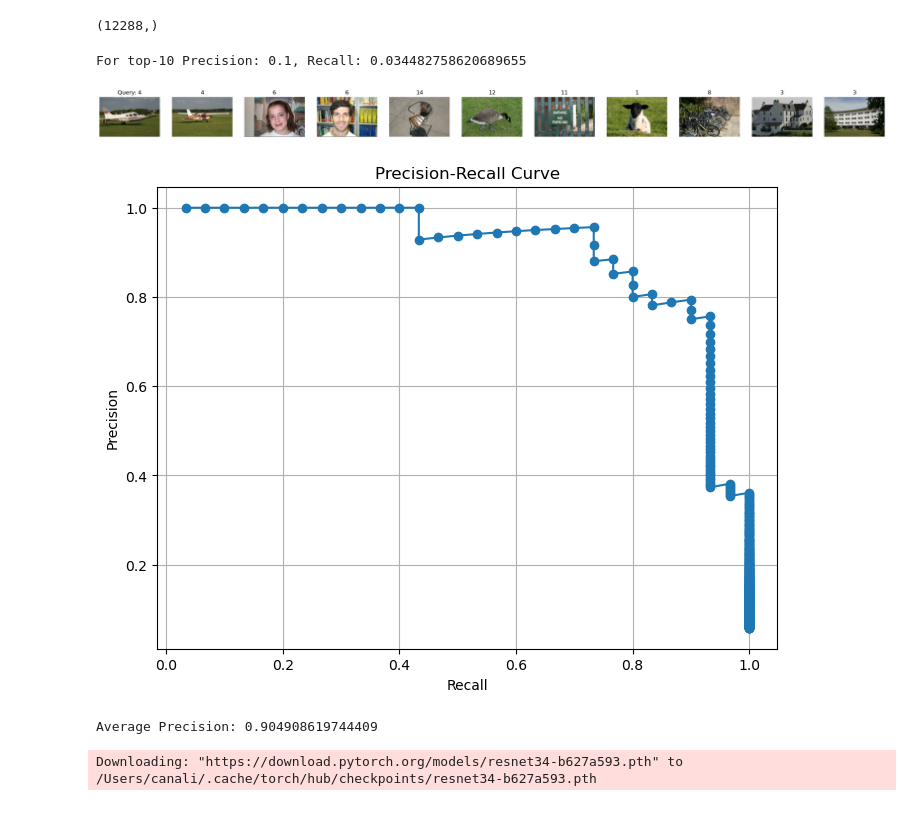
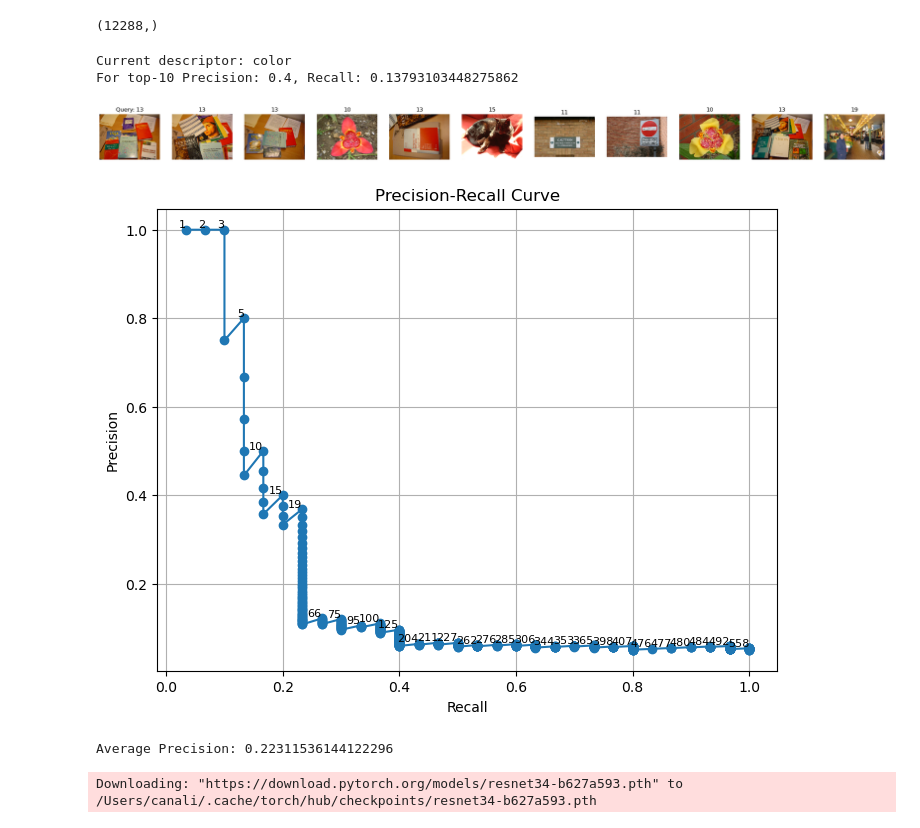
Before and after one commit to canaliyarman/cvpr_cw, a Jupyter notebook: python/cw.ipynb, the cells around one changed output. Cells and saved outputs as stored; diff of their text form; code cells hidden in the pictures.

```diff
--- a/python/cw.ipynb
+++ b/python/cw.ipynb
@@ -215,6 +233,7 @@ i = 0
 query_label = {}
 search_labels = []
 precision, recall = vs.calculate_precision_recall(query_basename, retreived_images_sorted[1:], n)
+print(f'Current descriptor: {vs.descriptor_name}')
 print(f'For top-{n} Precision: {precision}, Recall: {recall}')
 for image_dict in retreived_images_sorted[:n+1]:
 
@@ -254,28 +273,39 @@ for image_dict in retreived_images_sorted[:n+1]:
     i+=1
 plt.show()
 # %% [output]
-For top-10 Precision: 0.1, Recall: 0.034482758620689655
+Current descriptor: color
+For top-10 Precision: 0.4, Recall: 0.13793103448275862
-[figure, old version]
+[figure, new version]
 # %%
 precision_values = []
 recall_values = []
-for i in range(1, 512):
+for i in range(1, 591):
     precision_value, recall_value = vs.calculate_precision_recall(query_basename, retreived_images_sorted, top_n=i)
     precision_values.append(precision_value)
     recall_values.append(recall_value)
 # Plot the Precision-Recall curve
 plt.figure(figsize=(8, 6))
 plt.plot(recall_values, precision_values, marker='o')
 plt.title('Precision-Recall Curve')
 plt.xlabel('Recall')
 plt.ylabel('Precision')
 plt.grid(True)
+
+prev_recall = 0
+for i, (recall, precision) in enumerate(zip(recall_values, precision_values), start=1):
+    if i == 0:
+        prev_recall = recall
+        plt.text(recall, precision, str(i), fontsize=8, ha='right', va='bottom')
+    elif prev_recall != recall:
+        plt.text(recall, precision, str(i), fontsize=8, ha='right', va='bottom')
+    prev_recall = recall
+plt.show()
 plt.show()
 average_precision = vs.calculate_average_precision(query_basename, retreived_images_sorted)
 print(f'Average Precision: {average_precision}')
 # %% [output]
-[figure, old version]
+[figure, new version]
-Average Precision: 0.904908619744409
+Average Precision: 0.22311536144122296
 # %%
 import torch
 import torchvision.models as models
```
Also changed, not shown: parts of 7 cells of this notebook, 2 other files.
